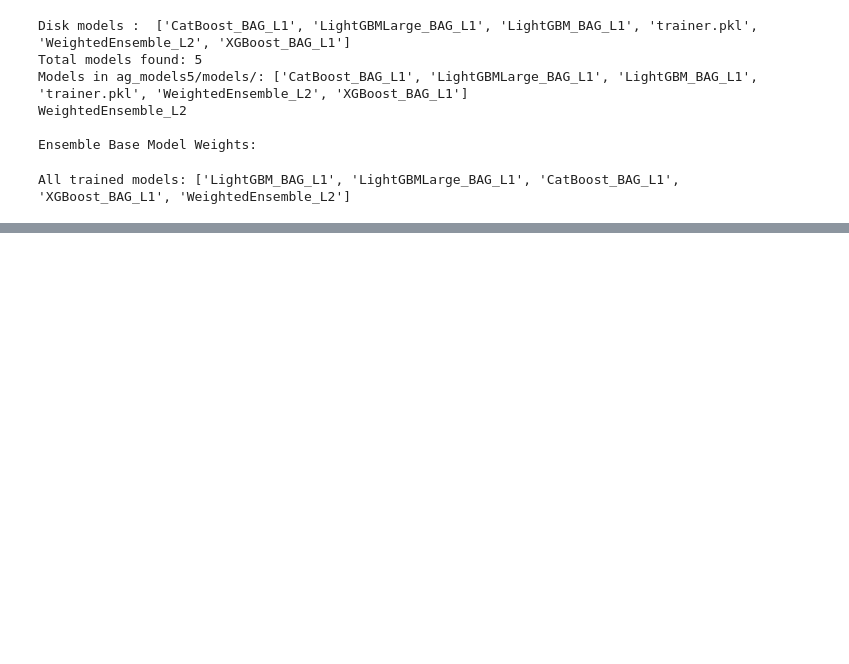
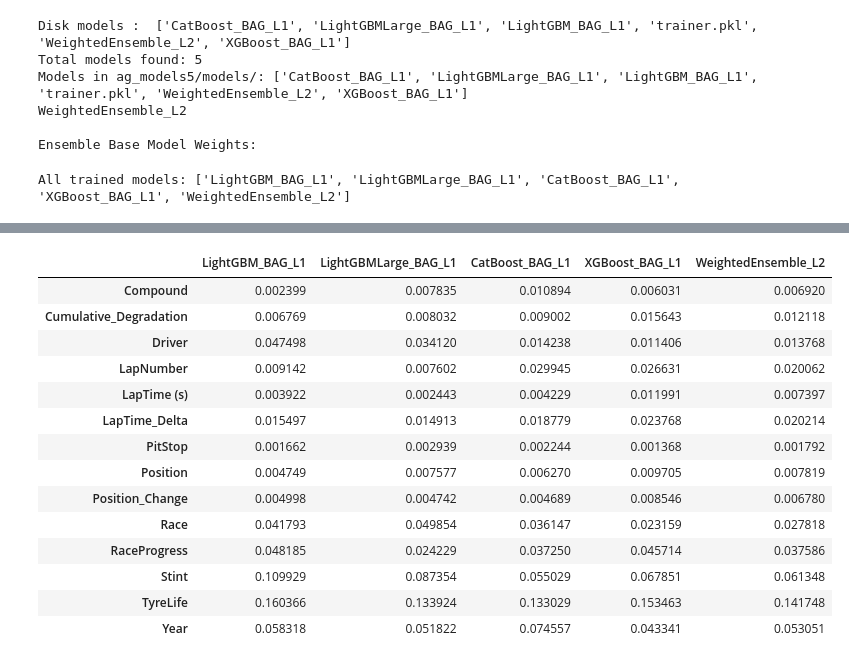
Before and after one commit to DarshakJ/F1_Pit_prediction, a Jupyter notebook: model_analysis.ipynb, the cells around one changed output, grey strips where cells are left out. Cells and saved outputs as stored; diff of their text form; code cells hidden in the pictures; blank space fills up the shorter version.

```diff
--- a/model_analysis.ipynb
+++ b/model_analysis.ipynb
@@ -309,0 +359,18 @@ len(sample_data)
+# %%
+df_fi_comparison.head(15)
+# %% [output]
+|  | LightGBM_BAG_L1 | LightGBMLarge_BAG_L1 | CatBoost_BAG_L1 | XGBoost_BAG_L1 | WeightedEnsemble_L2 |
+| Compound | 0.002399 | 0.007835 | 0.010894 | 0.006031 | 0.006920 |
+| Cumulative_Degradation | 0.006769 | 0.008032 | 0.009002 | 0.015643 | 0.012118 |
+| Driver | 0.047498 | 0.034120 | 0.014238 | 0.011406 | 0.013768 |
+| LapNumber | 0.009142 | 0.007602 | 0.029945 | 0.026631 | 0.020062 |
+| LapTime (s) | 0.003922 | 0.002443 | 0.004229 | 0.011991 | 0.007397 |
+| LapTime_Delta | 0.015497 | 0.014913 | 0.018779 | 0.023768 | 0.020214 |
+| PitStop | 0.001662 | 0.002939 | 0.002244 | 0.001368 | 0.001792 |
+| Position | 0.004749 | 0.007577 | 0.006270 | 0.009705 | 0.007819 |
+| Position_Change | 0.004998 | 0.004742 | 0.004689 | 0.008546 | 0.006780 |
+| Race | 0.041793 | 0.049854 | 0.036147 | 0.023159 | 0.027818 |
+| RaceProgress | 0.048185 | 0.024229 | 0.037250 | 0.045714 | 0.037586 |
+| Stint | 0.109929 | 0.087354 | 0.055029 | 0.067851 | 0.061348 |
+| TyreLife | 0.160366 | 0.133924 | 0.133029 | 0.153463 | 0.141748 |
+| Year | 0.058318 | 0.051822 | 0.074557 | 0.043341 | 0.053051 |
```
Also changed, not shown: parts of 10 cells of this notebook.
